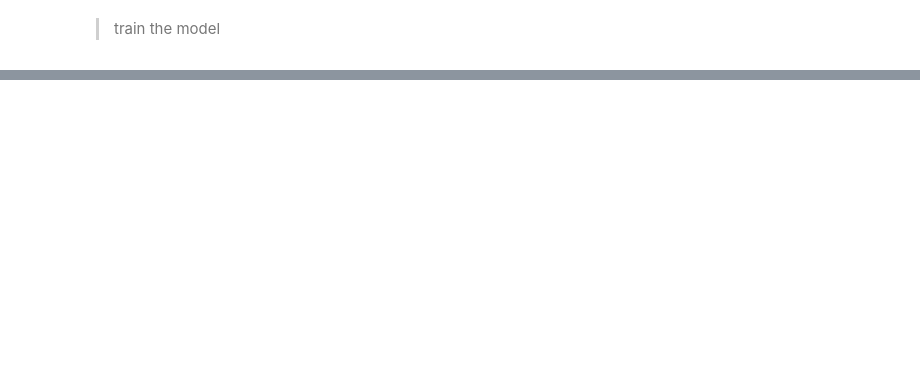
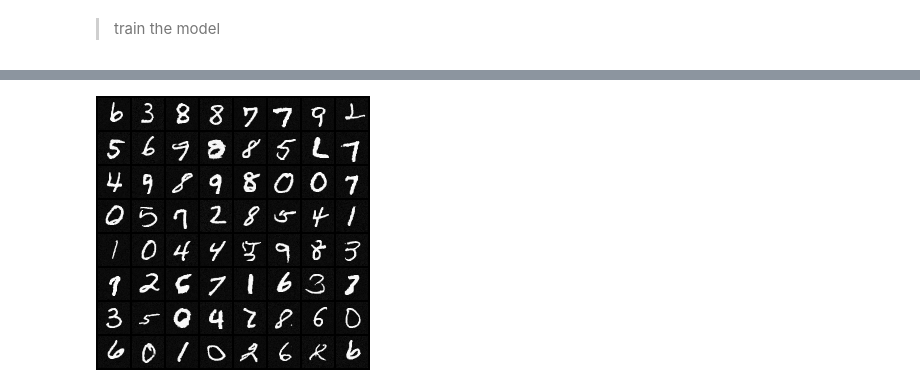
Before and after one commit to prakashjayy/genai, a Jupyter notebook: flow/01_flow.ipynb, the cells around one changed output, grey strips where cells are left out. Saved outputs shown, nothing was run; the diff lists cells and outputs as text; code cells hidden in the pictures; blank space fills up the shorter version.

```diff
--- a/flow/01_flow.ipynb
+++ b/flow/01_flow.ipynb
@@ -291,2 +308,6 @@ img
+# %%
+torchvision.transforms.ToPILImage()(torchvision.utils.make_grid(out[:, -1, ...].clamp(-1, 1).cpu(), nrow=8, normalize=True))
+# %% [output]
+[figure, added]
 # %%
 plt.figure(figsize=(4, 4))
```
Also changed, not shown: parts of 25 cells of this notebook.
